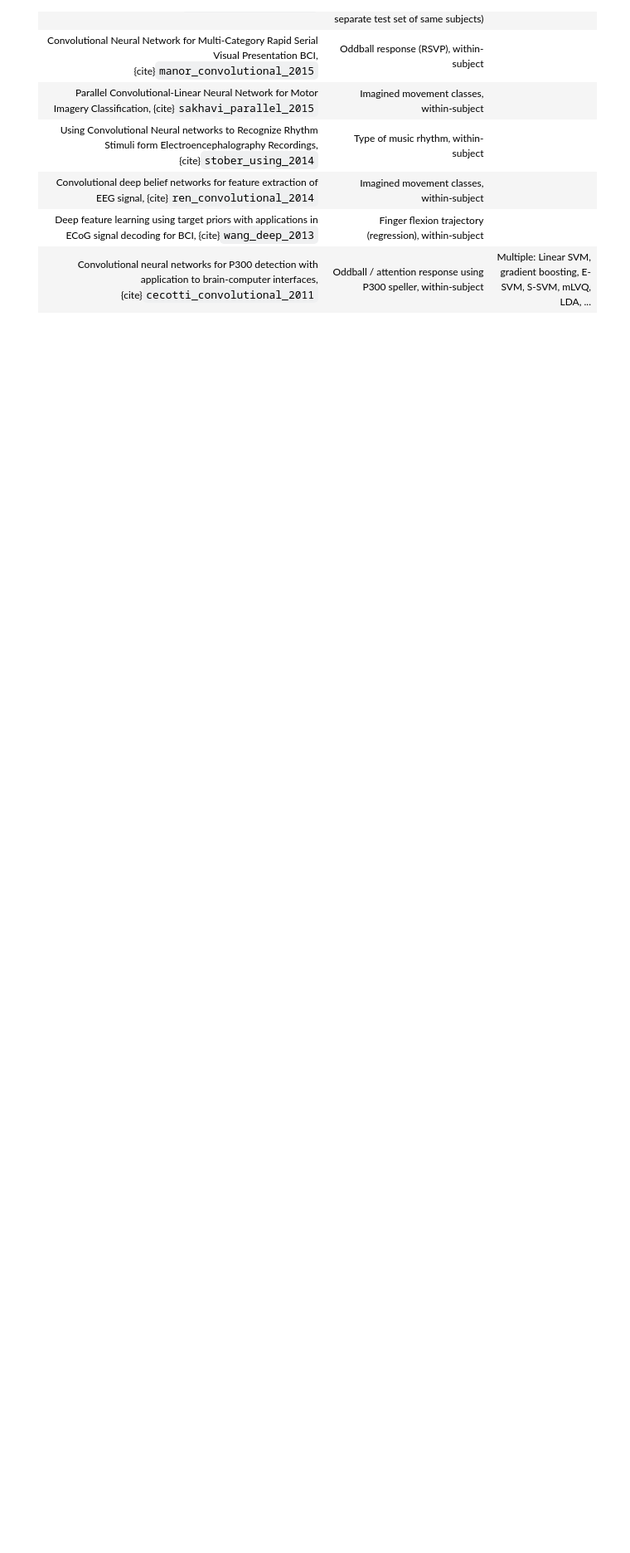
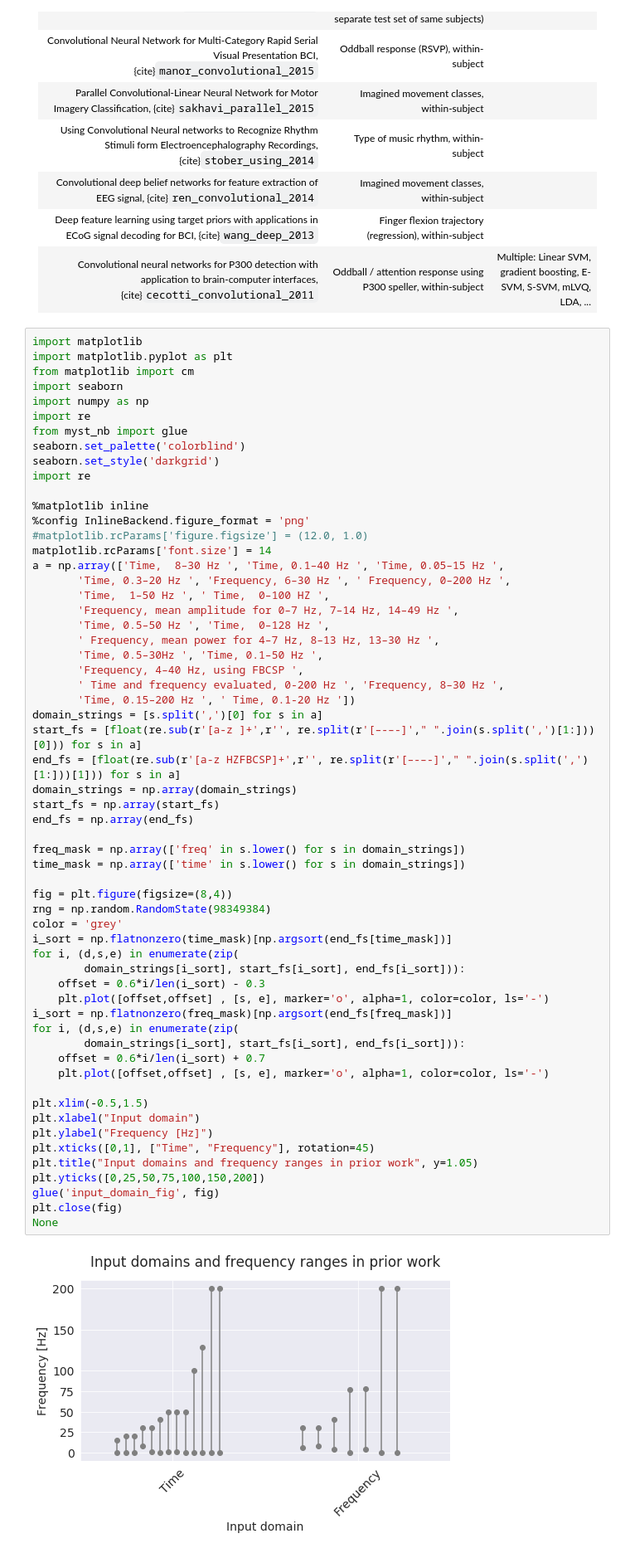
Before and after one commit to robintibor/eeg-deep-learning-phd-thesis, a Jupyter notebook: _build/html/_sources/PriorWork.ipynb, the cells around one changed output. Shown: that part at 83% size. Cells and saved outputs as stored; diff of their text form; blank space fills up the shorter version.

```diff
--- a/_build/html/_sources/PriorWork.ipynb
+++ b/_build/html/_sources/PriorWork.ipynb
@@ -29,3 +29,64 @@
 | Convolutional deep belief networks for feature extraction of EEG signal, {cite}`ren_convolutional_2014`                            | Imagined movement classes, within-subject                                                                                            |                                                                                 |
 | Deep feature learning using target priors with applications in ECoG signal decoding for BCI, {cite}`wang_deep_2013`                | Finger flexion trajectory (regression), within-subject                                                                               |                                                                                 |
 | Convolutional neural networks for P300 detection with application to brain-computer interfaces, {cite}`cecotti_convolutional_2011` | Oddball / attention response using P300 speller, within-subject                                                                      | Multiple: Linear SVM, gradient boosting, E-SVM, S-SVM, mLVQ, LDA, ...           |
+# %%
+import matplotlib
+import matplotlib.pyplot as plt
+from matplotlib import cm
+import seaborn
+import numpy as np
+import re
+from myst_nb import glue
+seaborn.set_palette('colorblind')
+seaborn.set_style('darkgrid')
+import re
+
+%matplotlib inline
+%config InlineBackend.figure_format = 'png'
+#matplotlib.rcParams['figure.figsize'] = (12.0, 1.0)
+matplotlib.rcParams['font.size'] = 14
+a = np.array(['Time,  8–30 Hz ', 'Time, 0.1–40 Hz ', 'Time, 0.05–15 Hz ',
+       'Time, 0.3–20 Hz ', 'Frequency, 6–30 Hz ', ' Frequency, 0–200 Hz ',
+       'Time,  1–50 Hz ', ' Time,  0–100 HZ ',
+       'Frequency, mean amplitude for 0–7 Hz, 7–14 Hz, 14–49 Hz ',
+       'Time, 0.5–50 Hz ', 'Time,  0–128 Hz ',
+       ' Frequency, mean power for 4–7 Hz, 8–13 Hz, 13–30 Hz ',
+       'Time, 0.5–30Hz ', 'Time, 0.1–50 Hz ',
+       'Frequency, 4–40 Hz, using FBCSP ',
+       ' Time and frequency evaluated, 0-200 Hz ', 'Frequency, 8–30 Hz ',
+       'Time, 0.15–200 Hz ', ' Time, 0.1-20 Hz '])
+domain_strings = [s.split(',')[0] for s in a]
+start_fs = [float(re.sub(r'[a-z ]+',r'', re.split(r'[–-–-]'," ".join(s.split(',')[1:]))[0])) for s in a]
+end_fs = [float(re.sub(r'[a-z HZFBCSP]+',r'', re.split(r'[–-–-]'," ".join(s.split(',')[1:]))[1])) for s in a]
+domain_strings = np.array(domain_strings)
+start_fs = np.array(start_fs)
+end_fs = np.array(end_fs)
+
+freq_mask = np.array(['freq' in s.lower() for s in domain_strings])
+time_mask = np.array(['time' in s.lower() for s in domain_strings])
+
+fig = plt.figure(figsize=(8,4))
+rng = np.random.RandomState(98349384)
+color = 'grey'
+i_sort = np.flatnonzero(time_mask)[np.argsort(end_fs[time_mask])]
+for i, (d,s,e) in enumerate(zip(
+        domain_strings[i_sort], start_fs[i_sort], end_fs[i_sort])):
+    offset = 0.6*i/len(i_sort) - 0.3
+    plt.plot([offset,offset] , [s, e], marker='o', alpha=1, color=color, ls='-')
+i_sort = np.flatnonzero(freq_mask)[np.argsort(end_fs[freq_mask])]
+for i, (d,s,e) in enumerate(zip(
+        domain_strings[i_sort], start_fs[i_sort], end_fs[i_sort])):
+    offset = 0.6*i/len(i_sort) + 0.7
+    plt.plot([offset,offset] , [s, e], marker='o', alpha=1, color=color, ls='-')
+
+plt.xlim(-0.5,1.5)
+plt.xlabel("Input domain")
+plt.ylabel("Frequency [Hz]")
+plt.xticks([0,1], ["Time", "Frequency"], rotation=45)
+plt.title("Input domains and frequency ranges in prior work", y=1.05)
+plt.yticks([0,25,50,75,100,150,200])
+glue('input_domain_fig', fig)
+plt.close(fig)
+None
+# %% [output]
+[figure, added]
```
Also changed, not shown: parts of 4 cells of this notebook, 18 other files.
